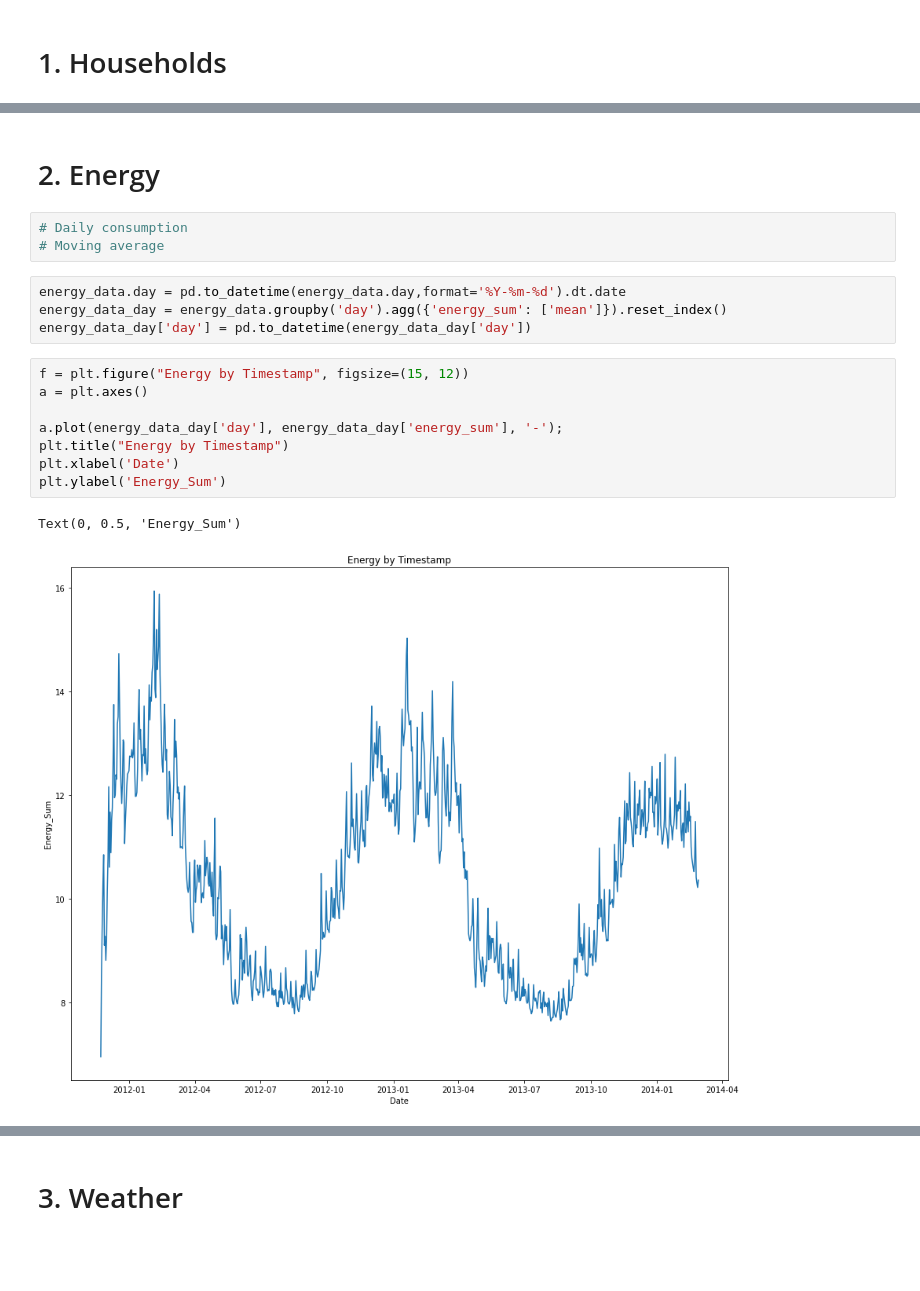
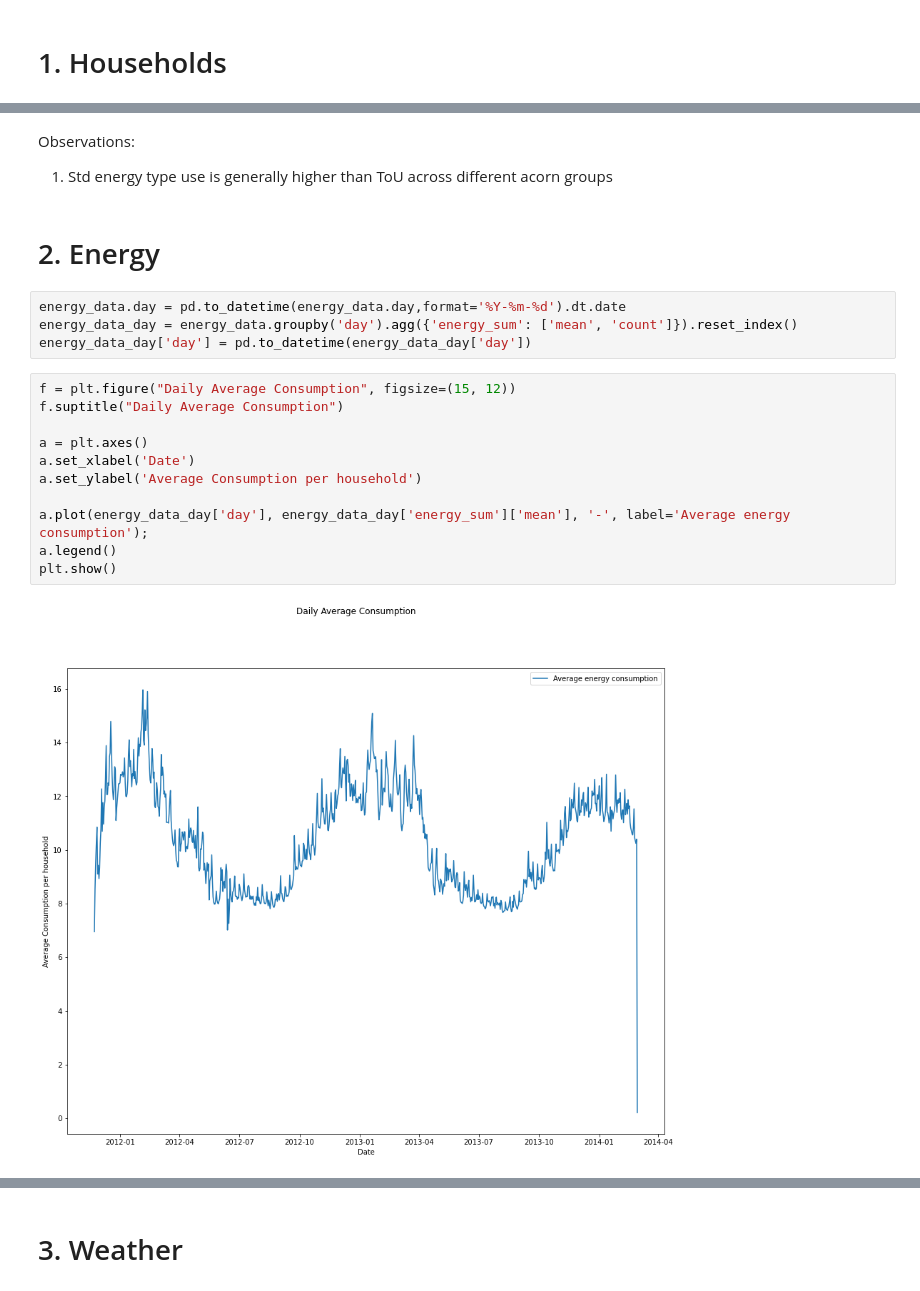
Before and after one commit to Akansh-a/Smart-Meters, a Jupyter notebook: 1.Plots.ipynb, the cells around one changed output, grey strips where cells are left out. Drawn from its saved outputs; the diff is of its cells as text; blank space fills up the shorter version.

```diff
--- a/1.Plots.ipynb
+++ b/1.Plots.ipynb
@@ -47,20 +67,22 @@ Text(0, 0.5, 'Energy_Sum')
+# %% [markdown]
+Observations:
+1. Std energy type use is generally higher than ToU across different acorn groups
 # %% [markdown]
 # 2. Energy
-# %%
-# Daily consumption
-# Moving average
 # %%
 energy_data.day = pd.to_datetime(energy_data.day,format='%Y-%m-%d').dt.date
-energy_data_day = energy_data.groupby('day').agg({'energy_sum': ['mean']}).reset_index()
+energy_data_day = energy_data.groupby('day').agg({'energy_sum': ['mean', 'count']}).reset_index()
 energy_data_day['day'] = pd.to_datetime(energy_data_day['day'])
 # %%
-f = plt.figure("Energy by Timestamp", figsize=(15, 12))
+f = plt.figure("Daily Average Consumption", figsize=(15, 12))
+f.suptitle("Daily Average Consumption")
+
 a = plt.axes()
+a.set_xlabel('Date')
+a.set_ylabel('Average Consumption per household')
 
-a.plot(energy_data_day['day'], energy_data_day['energy_sum'], '-');
-plt.title("Energy by Timestamp")
-plt.xlabel('Date')
-plt.ylabel('Energy_Sum')
+a.plot(energy_data_day['day'], energy_data_day['energy_sum']['mean'], '-', label='Average energy consumption');
+a.legend()
+plt.show()
 # %% [output]
-Text(0, 0.5, 'Energy_Sum')
-[figure, old version]
+[figure, new version]
```
Also changed, not shown: parts of 20 cells of this notebook.
